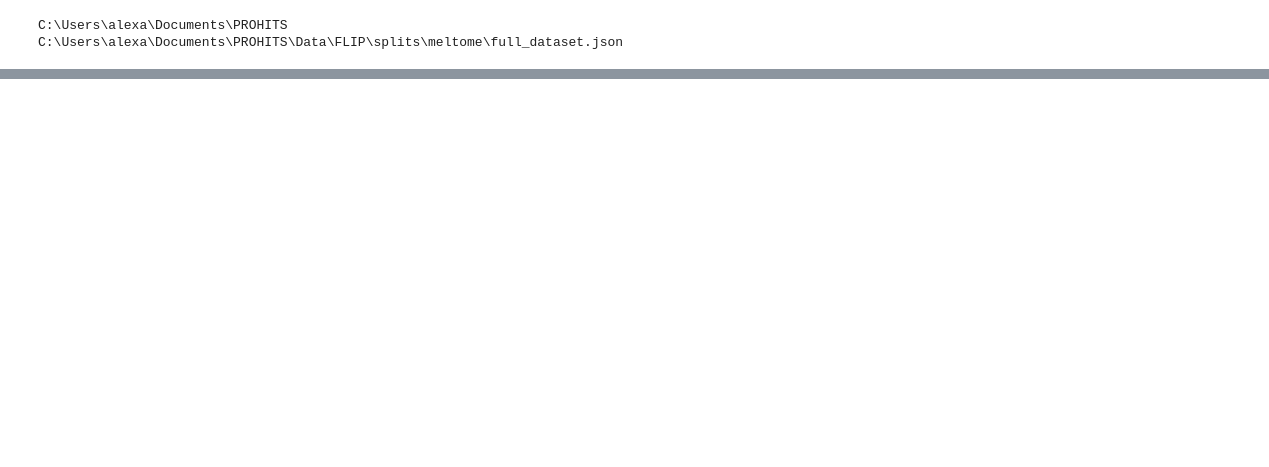
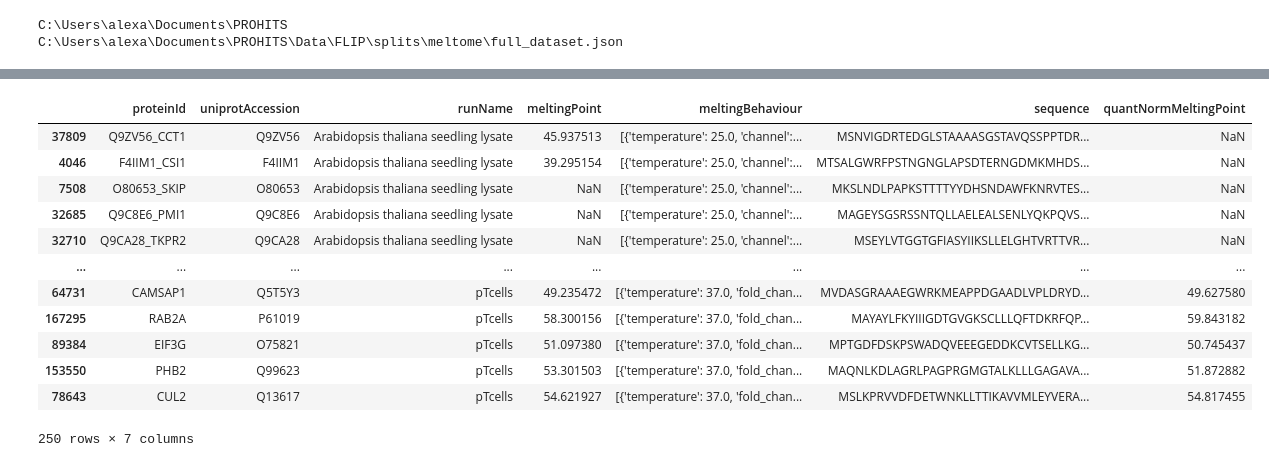
Before and after one commit to D3m0st3n/TPPCurveFitCLI, a Jupyter notebook: test.ipynb, the cells around one changed output, grey strips where cells are left out. Cells and saved outputs as stored; diff of their text form; code cells hidden in the pictures; blank space fills up the shorter version.

```diff
--- a/test.ipynb
+++ b/test.ipynb
@@ -116,0 +106,16 @@ print(t.get_statistics())
+# %%
+data_handler.data
+# %% [output]
+|  | proteinId | uniprotAccession | runName | meltingPoint | meltingBehaviour | sequence | quantNormMeltingPoint |
+| 37809 | Q9ZV56_CCT1 | Q9ZV56 | Arabidopsis thaliana seedling lysate | 45.937513 | [{'temperature': 25.0, 'channel':... | MSNVIGDRTEDGLSTAAAASGSTAVQSSPPTDR... | NaN |
+| 4046 | F4IIM1_CSI1 | F4IIM1 | Arabidopsis thaliana seedling lysate | 39.295154 | [{'temperature': 25.0, 'channel':... | MTSALGWRFPSTNGNGLAPSDTERNGDMKMHDS... | NaN |
+| 7508 | O80653_SKIP | O80653 | Arabidopsis thaliana seedling lysate | NaN | [{'temperature': 25.0, 'channel':... | MKSLNDLPAPKSTTTTYYDHSNDAWFKNRVTES... | NaN |
+| 32685 | Q9C8E6_PMI1 | Q9C8E6 | Arabidopsis thaliana seedling lysate | NaN | [{'temperature': 25.0, 'channel':... | MAGEYSGSRSSNTQLLAELEALSENLYQKPQVS... | NaN |
+| 32710 | Q9CA28_TKPR2 | Q9CA28 | Arabidopsis thaliana seedling lysate | NaN | [{'temperature': 25.0, 'channel':... | MSEYLVTGGTGFIASYIIKSLLELGHTVRTTVR... | NaN |
+| ... | ... | ... | ... | ... | ... | ... | ... |
+| 64731 | CAMSAP1 | Q5T5Y3 | pTcells | 49.235472 | [{'temperature': 37.0, 'fold_chan... | MVDASGRAAAEGWRKMEAPPDGAADLVPLDRYD... | 49.627580 |
+| 167295 | RAB2A | P61019 | pTcells | 58.300156 | [{'temperature': 37.0, 'fold_chan... | MAYAYLFKYIIIGDTGVGKSCLLLQFTDKRFQP... | 59.843182 |
+| 89384 | EIF3G | O75821 | pTcells | 51.097380 | [{'temperature': 37.0, 'fold_chan... | MPTGDFDSKPSWADQVEEEGEDDKCVTSELLKG... | 50.745437 |
+| 153550 | PHB2 | Q99623 | pTcells | 53.301503 | [{'temperature': 37.0, 'fold_chan... | MAQNLKDLAGRLPAGPRGMGTALKLLLGAGAVA... | 51.872882 |
+| 78643 | CUL2 | Q13617 | pTcells | 54.621927 | [{'temperature': 37.0, 'fold_chan... | MSLKPRVVDFDETWNKLLTTIKAVVMLEYVERA... | 54.817455 |
+250 rows × 7 columns
```
Also changed, not shown: parts of 23 cells of this notebook, 2 other files.
